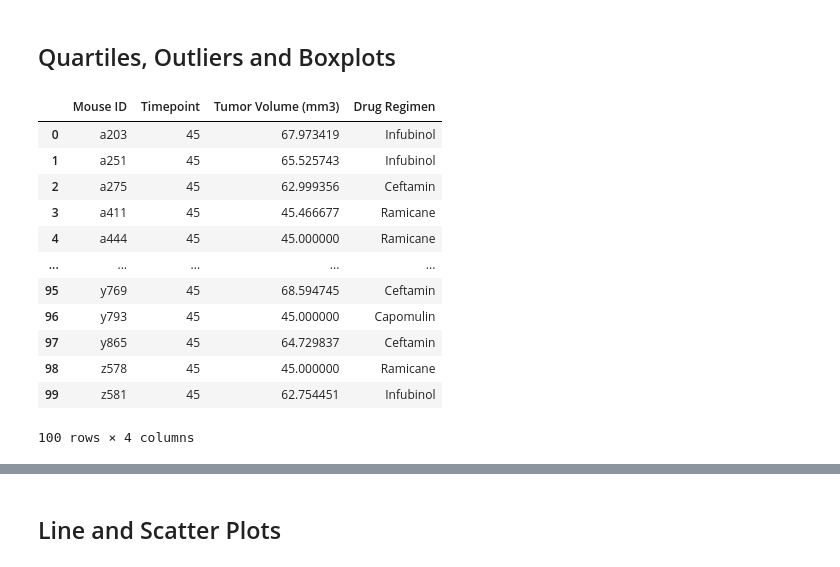
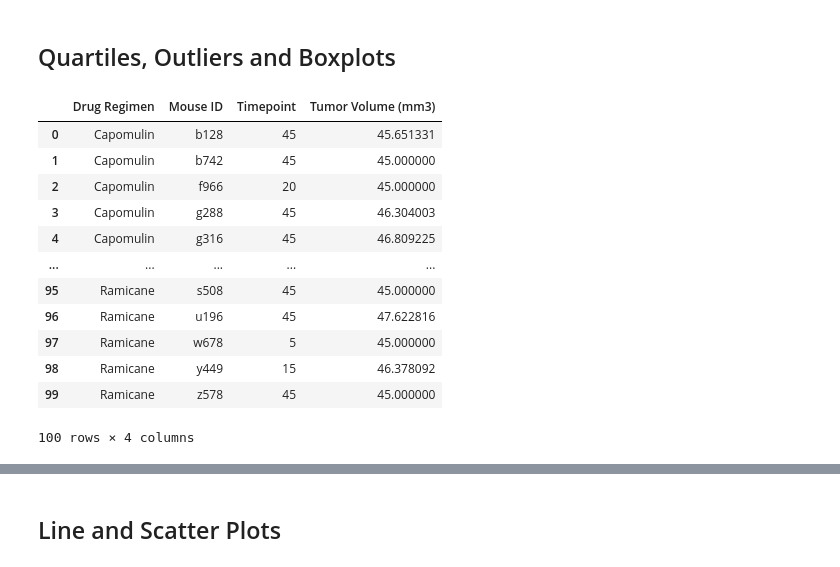
Before and after one commit to jhurley684/05-matplotlib-Pymaceuticals, a Jupyter notebook: Instructions/Pymaceuticals/pymaceuticals_starter.ipynb, the cells around one changed output, grey strips where cells are left out. Saved outputs shown, nothing was run; the diff lists cells and outputs as text; code cells hidden in the pictures.

```diff
--- a/Instructions/Pymaceuticals/pymaceuticals_starter.ipynb
+++ b/Instructions/Pymaceuticals/pymaceuticals_starter.ipynb
@@ -217,24 +217,24 @@ plt.show()
 # %%
 # Calculate the final tumor volume of each mouse across four of the treatment regimens:
 # Capomulin, Ramicane, Infubinol, and Ceftamin
 
 # Get the last (greatest) timepoint for each mouse
 merge_mice.groupby(["Timepoint"])
 drug = ['Capomulin', 'Ramicane', 'Infubinol', 'Ceftamin']
 four_drugs = merge_mice.loc[merge_mice['Drug Regimen'].isin(drug)]
-timepoint_tumor = four_drugs.groupby(['Mouse ID'])[['Timepoint','Tumor Volume (mm3)','Drug Regimen']].agg('max').reset_index()
+timepoint_tumor = four_drugs.groupby(['Drug Regimen','Mouse ID'])[['Timepoint', 'Tumor Volume (mm3)']].agg('max').reset_index()
 timepoint_tumor
 # %% [output]
-|  | Mouse ID | Timepoint | Tumor Volume (mm3) | Drug Regimen |
-| 0 | a203 | 45 | 67.973419 | Infubinol |
-| 1 | a251 | 45 | 65.525743 | Infubinol |
-| 2 | a275 | 45 | 62.999356 | Ceftamin |
-| 3 | a411 | 45 | 45.466677 | Ramicane |
-| 4 | a444 | 45 | 45.000000 | Ramicane |
+|  | Drug Regimen | Mouse ID | Timepoint | Tumor Volume (mm3) |
+| 0 | Capomulin | b128 | 45 | 45.651331 |
+| 1 | Capomulin | b742 | 45 | 45.000000 |
+| 2 | Capomulin | f966 | 20 | 45.000000 |
+| 3 | Capomulin | g288 | 45 | 46.304003 |
+| 4 | Capomulin | g316 | 45 | 46.809225 |
 | ... | ... | ... | ... | ... |
-| 95 | y769 | 45 | 68.594745 | Ceftamin |
-| 96 | y793 | 45 | 45.000000 | Capomulin |
-| 97 | y865 | 45 | 64.729837 | Ceftamin |
-| 98 | z578 | 45 | 45.000000 | Ramicane |
-| 99 | z581 | 45 | 62.754451 | Infubinol |
+| 95 | Ramicane | s508 | 45 | 45.000000 |
+| 96 | Ramicane | u196 | 45 | 47.622816 |
+| 97 | Ramicane | w678 | 5 | 45.000000 |
+| 98 | Ramicane | y449 | 15 | 46.378092 |
+| 99 | Ramicane | z578 | 45 | 45.000000 |
 100 rows × 4 columns
```
Also changed, not shown: parts of 13 cells of this notebook.
